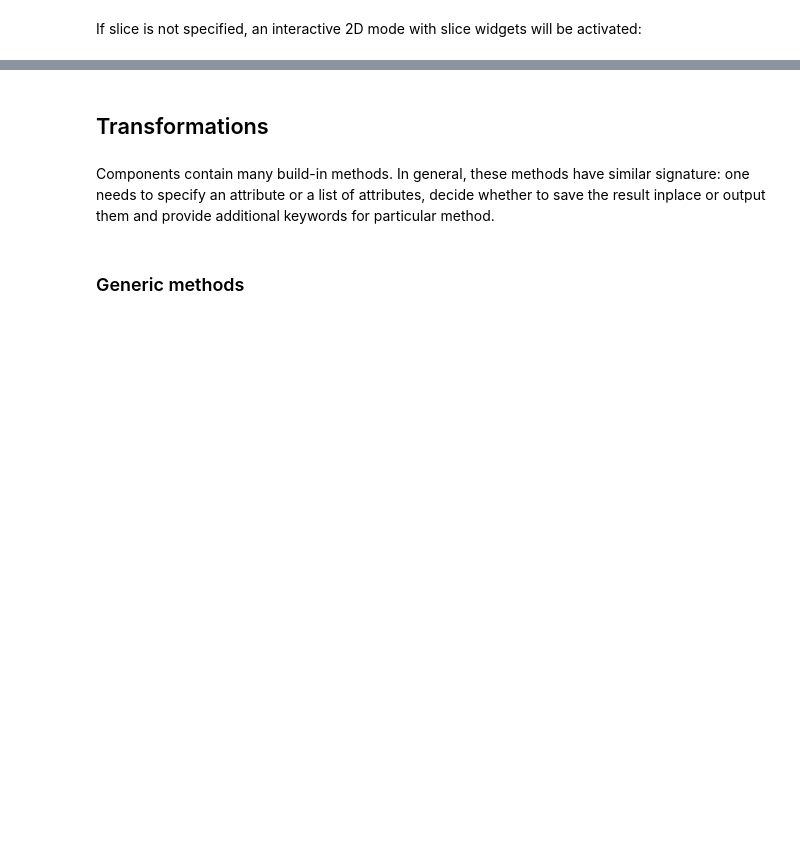
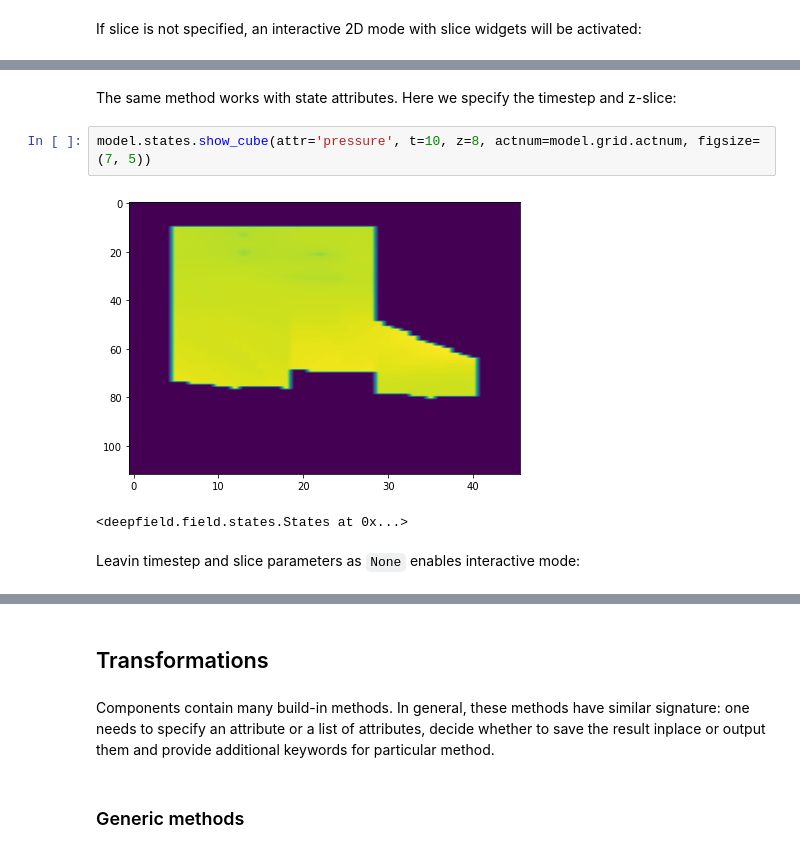
Before and after one commit to Skoltech-CHR/DeepField, a Jupyter notebook: tutorials/03.Rock_and_States.ipynb, the cells around one changed output, grey strips where cells are left out. Drawn from its saved outputs; the diff is of its cells as text; blank space fills up the shorter version.

```diff
--- a/tutorials/03.Rock_and_States.ipynb
+++ b/tutorials/03.Rock_and_States.ipynb
@@ -90,0 +101,9 @@ interactive(children=(IntSlider(value=23, description='x', max=45), IntSlider(va
+# %% [markdown]
+The same method works with state attributes. Here we specify the timestep and z-slice:
+# %%
+model.states.show_cube(attr='pressure', t=10, z=8, actnum=model.grid.actnum, figsize=(7, 5))
+# %% [output]
+[figure, added]
+<deepfield.field.states.States at 0x...>
+# %% [markdown]
+Leavin timestep and slice parameters as `None` enables interactive mode:
```
Also changed, not shown: parts of 22 cells of this notebook, 8 other files.
